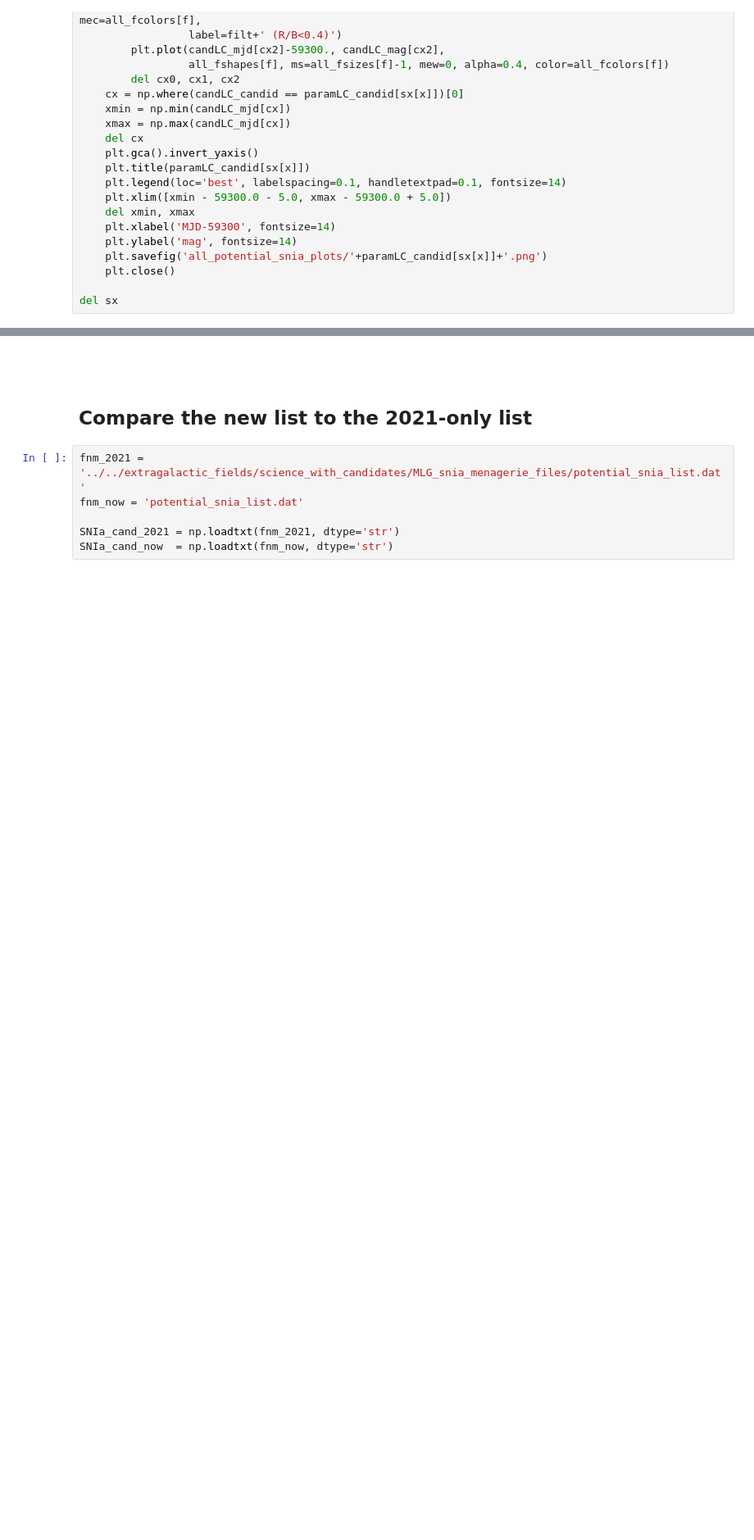
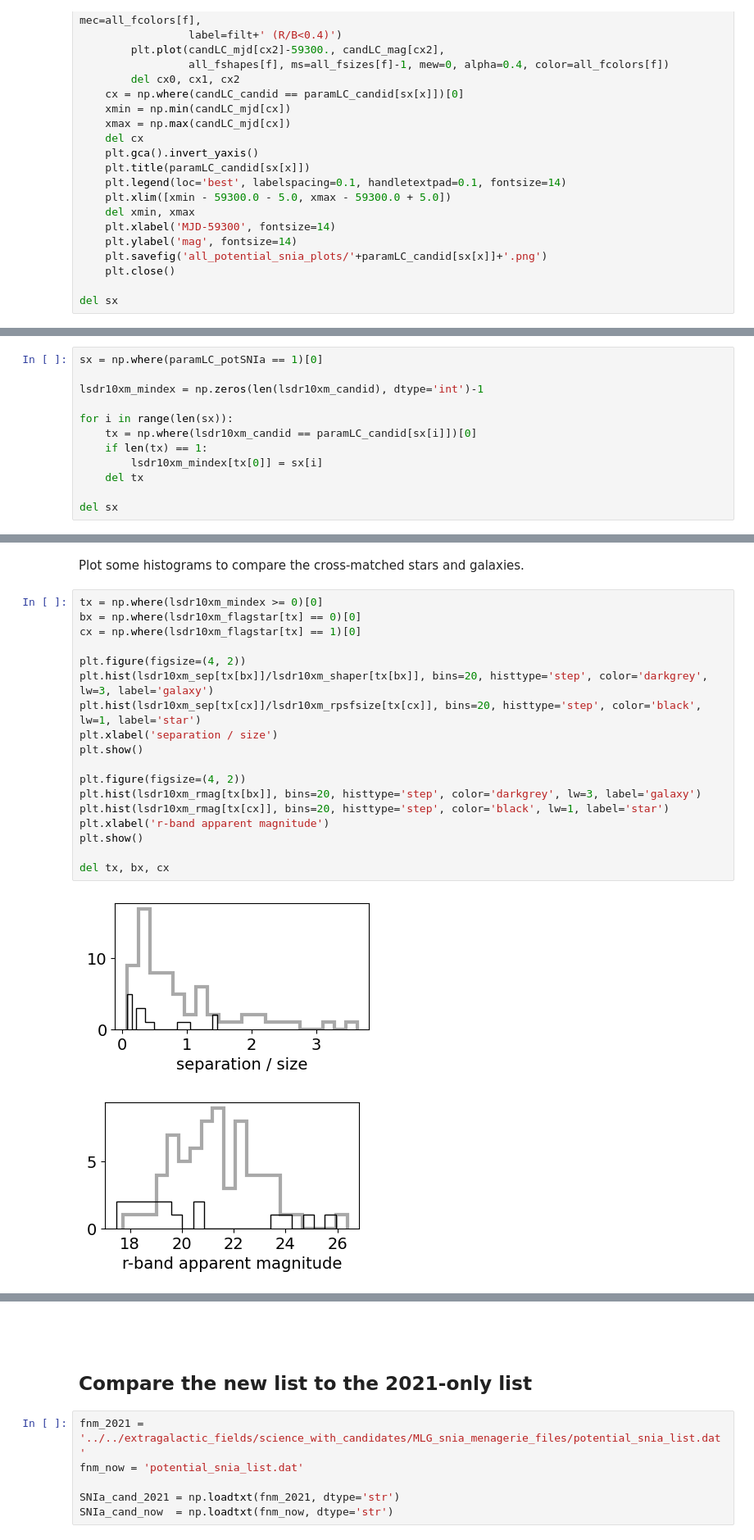
Before and after one commit to MelissaGraham/decam_ddf_tools, a Jupyter notebook: transients_science/SNIa/1_create_potential_snia_list.ipynb, the cells around one changed output, grey strips where cells are left out. Shown at 82% size. Saved outputs shown, nothing was run; the diff lists cells and outputs as text; blank space fills up the shorter version.

```diff
--- a/transients_science/SNIa/1_create_potential_snia_list.ipynb
+++ b/transients_science/SNIa/1_create_potential_snia_list.ipynb
@@ -305,0 +332,12 @@ del sx
+# %%
+sx = np.where(paramLC_potSNIa == 1)[0]
+
+lsdr10xm_mindex = np.zeros(len(lsdr10xm_candid), dtype='int')-1
+
+for i in range(len(sx)):
+    tx = np.where(lsdr10xm_candid == paramLC_candid[sx[i]])[0]
+    if len(tx) == 1:
+        lsdr10xm_mindex[tx[0]] = sx[i]
+    del tx
+
+del sx
@@ -305,0 +386,23 @@ del sx
+# %% [markdown]
+Plot some histograms to compare the cross-matched stars and galaxies.
+# %%
+tx = np.where(lsdr10xm_mindex >= 0)[0]
+bx = np.where(lsdr10xm_flagstar[tx] == 0)[0]
+cx = np.where(lsdr10xm_flagstar[tx] == 1)[0]
+
+plt.figure(figsize=(4, 2))
+plt.hist(lsdr10xm_sep[tx[bx]]/lsdr10xm_shaper[tx[bx]], bins=20, histtype='step', color='darkgrey', lw=3, label='galaxy')
+plt.hist(lsdr10xm_sep[tx[cx]]/lsdr10xm_rpsfsize[tx[cx]], bins=20, histtype='step', color='black', lw=1, label='star')
+plt.xlabel('separation / size')
+plt.show()
+
+plt.figure(figsize=(4, 2))
+plt.hist(lsdr10xm_rmag[tx[bx]], bins=20, histtype='step', color='darkgrey', lw=3, label='galaxy')
+plt.hist(lsdr10xm_rmag[tx[cx]], bins=20, histtype='step', color='black', lw=1, label='star')
+plt.xlabel('r-band apparent magnitude')
+plt.show()
+
+del tx, bx, cx
+# %% [output]
+[figure, added]
+[figure, added]
```
Also changed, not shown: parts of 14 cells of this notebook.
